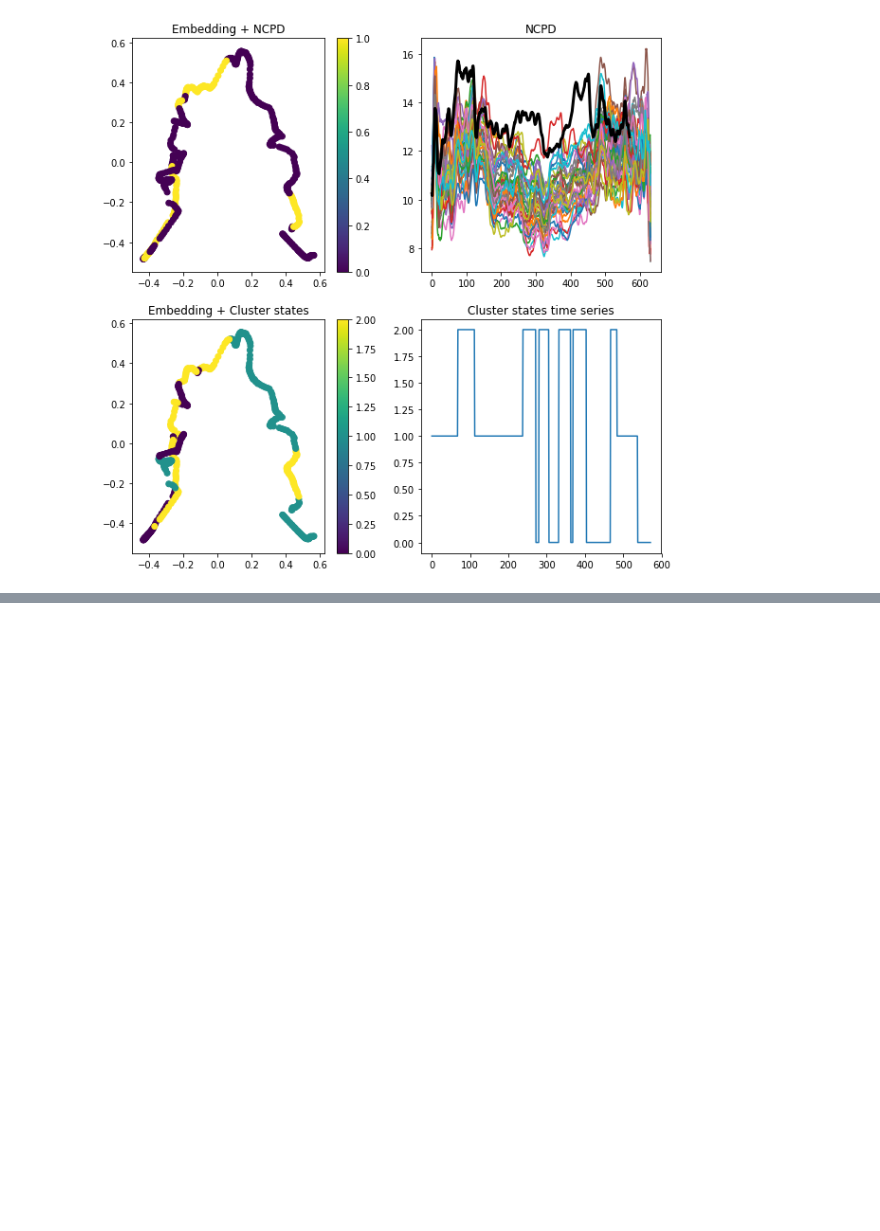
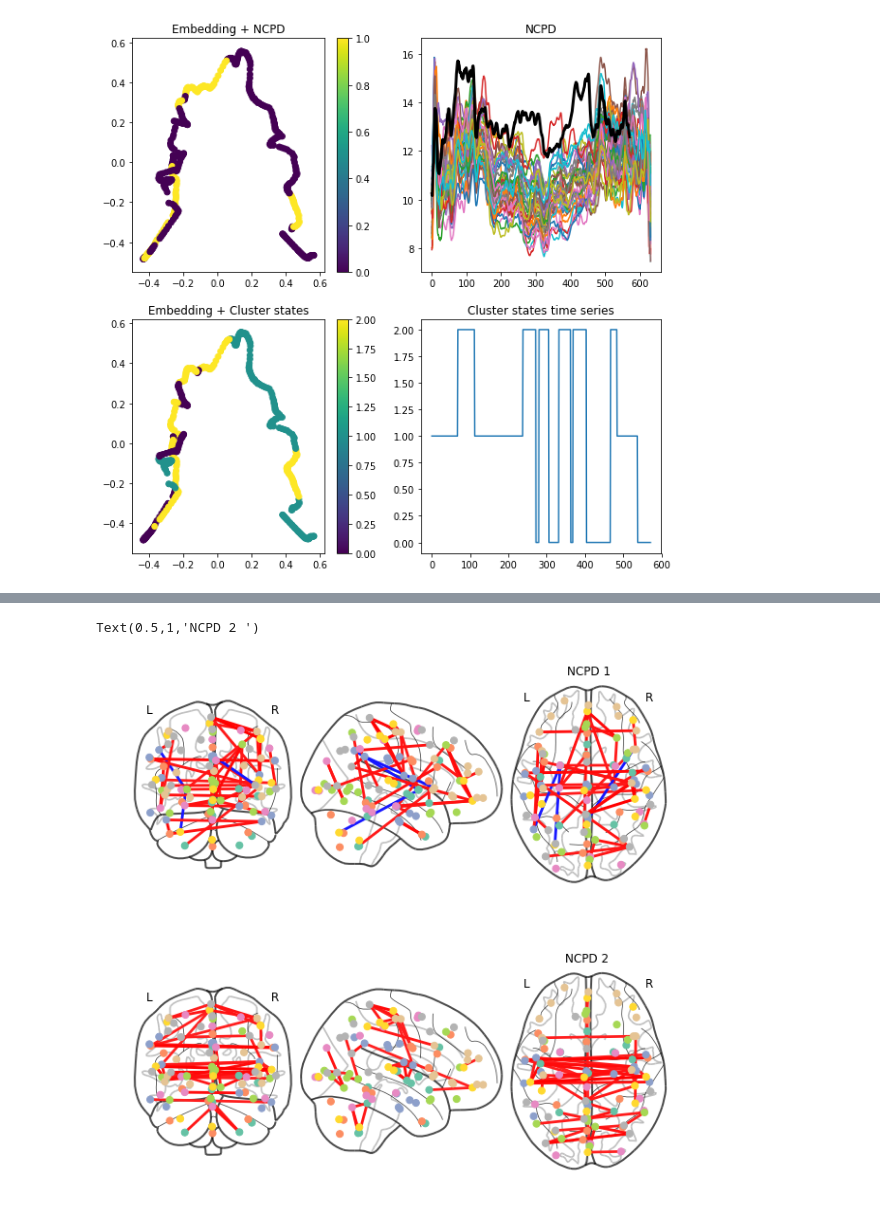
Before and after one commit to majdabd/ADBN, a Jupyter notebook: Links with Low-dimensional Embedding .ipynb, the cells around one changed output, grey strips where cells are left out. Cells and saved outputs as stored; diff of their text form; code cells hidden in the pictures; blank space fills up the shorter version.

```diff
--- a/Links with Low-dimensional Embedding .ipynb
+++ b/Links with Low-dimensional Embedding .ipynb
@@ -100,0 +111,41 @@ cor2 = np.load(os.path.join(datapath,"ncpd_states.npz"))['state2']
+# %%
+# Current ATLAS
+roi_maps = 'basc_2mm_scale064.nii.gz'
+
+from nilearn.plotting import plot_prob_atlas,plot_roi
+from nilearn.regions import connected_label_regions
+
+labels_maps = connected_label_regions(roi_maps)
+
+from nilearn.image import math_img
+from nilearn.image import iter_img
+
+from nilearn.plotting import find_xyz_cut_coords
+
+nrois = np.unique(labels_maps.get_data())[-1]
+
+roi_maps_4D = []
+
+for i in range(1,nrois+1):
+    curimg = math_img('img == %d' % i ,img=labels_maps)
+    roi_maps_4D.append(curimg)
+
+
+coords_connectome = [find_xyz_cut_coords(img) for img in iter_img(roi_maps_4D)]
+coords_connectome = np.stack(coords_connectome)
+# %%
+from nilearn.plotting import plot_connectome
+
+fig = plt.figure(figsize=(10,10))
+
+ax = plt.subplot(2,1,1)
+plot_connectome(cor1,node_coords=coords_connectome,figure=fig,axes=ax,edge_threshold = '99%')
+plt.title('NCPD 1')
+
+
+ax = plt.subplot(2,1,2)
+plot_connectome(cor2,node_coords=coords_connectome,figure=fig,axes=ax,edge_threshold = '99%')
+plt.title('NCPD 2 ')
+# %% [output]
+Text(0.5,1,'NCPD 2 ')
+[figure, added]
```
Also changed, not shown: parts of 5 cells of this notebook, 3 other files.
